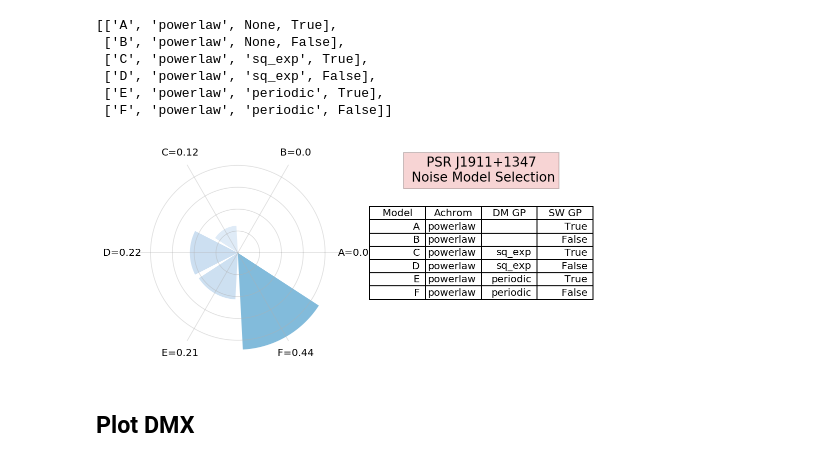
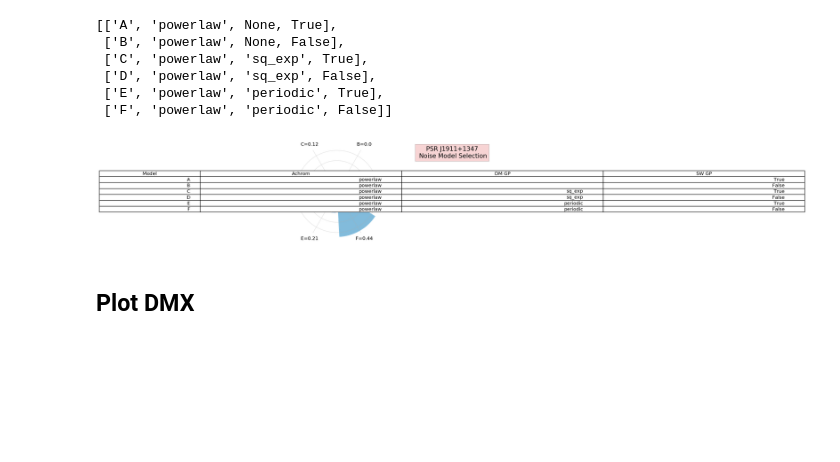
Before and after one commit to Hazboun6/noise_model_selection, a Jupyter notebook: chain_visualization.ipynb, the cells around one changed output. Drawn from its saved outputs; the diff is of its cells as text; code cells hidden in the pictures; blank space fills up the shorter version.

```diff
--- a/chain_visualization.ipynb
+++ b/chain_visualization.ipynb
@@ -87,6 +87,6 @@ model_labels
 # %%
 dg.noise_flower(cH,
                 colLabels=['Model','Achrom', 'DM GP', 'SW GP'],
-                cellText=model_labels)
+                cellText=model_labels,colWidths=[0.1,2,2,2])
 # %% [output]
-[figure, old version]
+[figure, new version]
```
Also changed, not shown: parts of 1 cell of this notebook.
